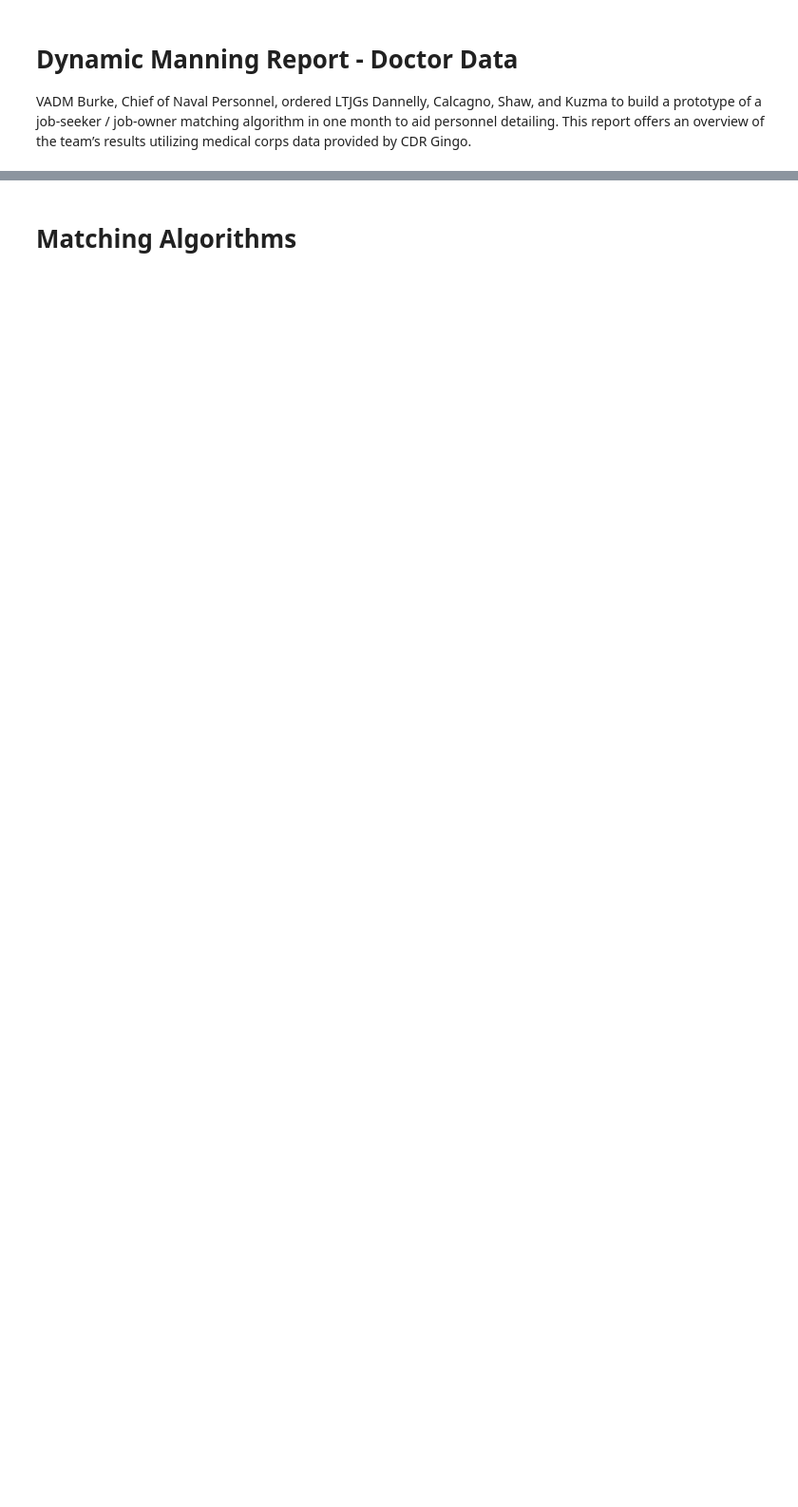
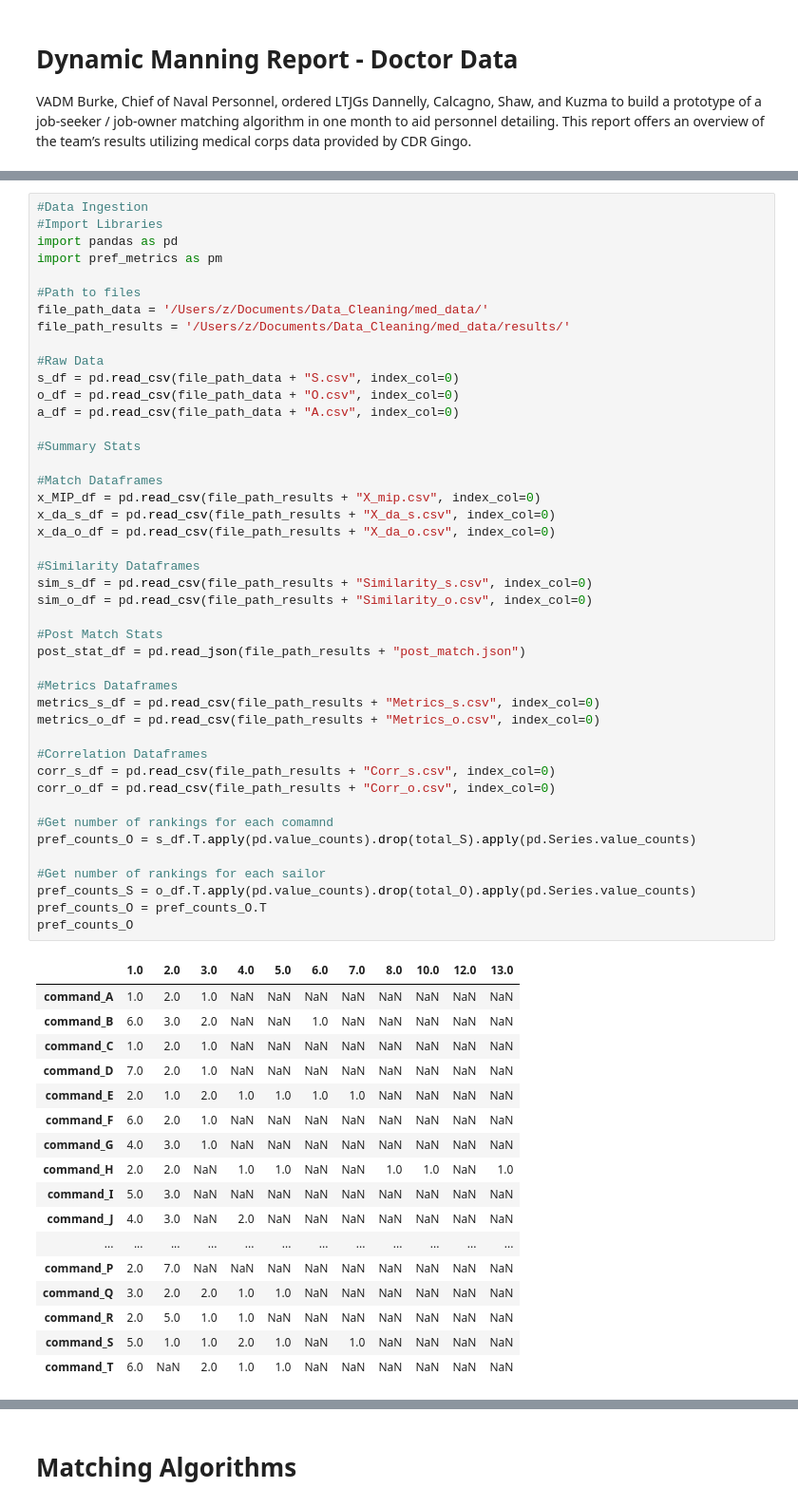
Before and after one commit to ieshaw/Dynamic_Manning, a Jupyter notebook: Code/Metrics_and_Match_Template.ipynb, the cells around one changed output, grey strips where cells are left out. Shown: that part at 95% size. Saved outputs shown, nothing was run; the diff lists cells and outputs as text; blank space fills up the shorter version.

```diff
--- a/Code/Metrics_and_Match_Template.ipynb
+++ b/Code/Metrics_and_Match_Template.ipynb
@@ -22,0 +24,62 @@ A_df = pd.read_csv(file_path + "med_A.csv", index_col=0)
+# %%
+#Data Ingestion
+#Import Libraries
+import pandas as pd
+import pref_metrics as pm
+
+#Path to files
+file_path_data = '/Users/z/Documents/Data_Cleaning/med_data/'
+file_path_results = '/Users/z/Documents/Data_Cleaning/med_data/results/'
+
+#Raw Data
+s_df = pd.read_csv(file_path_data + "S.csv", index_col=0)
+o_df = pd.read_csv(file_path_data + "O.csv", index_col=0)
+a_df = pd.read_csv(file_path_data + "A.csv", index_col=0)
+
+#Summary Stats
+
+#Match Dataframes
+x_MIP_df = pd.read_csv(file_path_results + "X_mip.csv", index_col=0)
+x_da_s_df = pd.read_csv(file_path_results + "X_da_s.csv", index_col=0)
+x_da_o_df = pd.read_csv(file_path_results + "X_da_o.csv", index_col=0)
+
+#Similarity Dataframes
+sim_s_df = pd.read_csv(file_path_results + "Similarity_s.csv", index_col=0)
+sim_o_df = pd.read_csv(file_path_results + "Similarity_o.csv", index_col=0)
+
+#Post Match Stats
+post_stat_df = pd.read_json(file_path_results + "post_match.json")
+
+#Metrics Dataframes
+metrics_s_df = pd.read_csv(file_path_results + "Metrics_s.csv", index_col=0)
+metrics_o_df = pd.read_csv(file_path_results + "Metrics_o.csv", index_col=0)
+
+#Correlation Dataframes
+corr_s_df = pd.read_csv(file_path_results + "Corr_s.csv", index_col=0)
+corr_o_df = pd.read_csv(file_path_results + "Corr_o.csv", index_col=0)
+
+#Get number of rankings for each comamnd
+pref_counts_O = s_df.T.apply(pd.value_counts).drop(total_S).apply(pd.Series.value_counts)
+
+#Get number of rankings for each sailor
+pref_counts_S = o_df.T.apply(pd.value_counts).drop(total_O).apply(pd.Series.value_counts)
+pref_counts_O = pref_counts_O.T
+pref_counts_O
+# %% [output]
+|  | 1.0 | 2.0 | 3.0 | 4.0 | 5.0 | 6.0 | 7.0 | 8.0 | 10.0 | 12.0 | 13.0 |
+| command_A | 1.0 | 2.0 | 1.0 | NaN | NaN | NaN | NaN | NaN | NaN | NaN | NaN |
+| command_B | 6.0 | 3.0 | 2.0 | NaN | NaN | 1.0 | NaN | NaN | NaN | NaN | NaN |
+| command_C | 1.0 | 2.0 | 1.0 | NaN | NaN | NaN | NaN | NaN | NaN | NaN | NaN |
+| command_D | 7.0 | 2.0 | 1.0 | NaN | NaN | NaN | NaN | NaN | NaN | NaN | NaN |
+| command_E | 2.0 | 1.0 | 2.0 | 1.0 | 1.0 | 1.0 | 1.0 | NaN | NaN | NaN | NaN |
+| command_F | 6.0 | 2.0 | 1.0 | NaN | NaN | NaN | NaN | NaN | NaN | NaN | NaN |
+| command_G | 4.0 | 3.0 | 1.0 | NaN | NaN | NaN | NaN | NaN | NaN | NaN | NaN |
+| command_H | 2.0 | 2.0 | NaN | 1.0 | 1.0 | NaN | NaN | 1.0 | 1.0 | NaN | 1.0 |
+| command_I | 5.0 | 3.0 | NaN | NaN | NaN | NaN | NaN | NaN | NaN | NaN | NaN |
+| command_J | 4.0 | 3.0 | NaN | 2.0 | NaN | NaN | NaN | NaN | NaN | NaN | NaN |
+| ... | ... | ... | ... | ... | ... | ... | ... | ... | ... | ... | ... |
+| command_P | 2.0 | 7.0 | NaN | NaN | NaN | NaN | NaN | NaN | NaN | NaN | NaN |
+| command_Q | 3.0 | 2.0 | 2.0 | 1.0 | 1.0 | NaN | NaN | NaN | NaN | NaN | NaN |
+| command_R | 2.0 | 5.0 | 1.0 | 1.0 | NaN | NaN | NaN | NaN | NaN | NaN | NaN |
+| command_S | 5.0 | 1.0 | 1.0 | 2.0 | 1.0 | NaN | 1.0 | NaN | NaN | NaN | NaN |
+| command_T | 6.0 | NaN | 2.0 | 1.0 | 1.0 | NaN | NaN | NaN | NaN | NaN | NaN |
```
Also changed, not shown: parts of 26 cells of this notebook, 1 other file.
